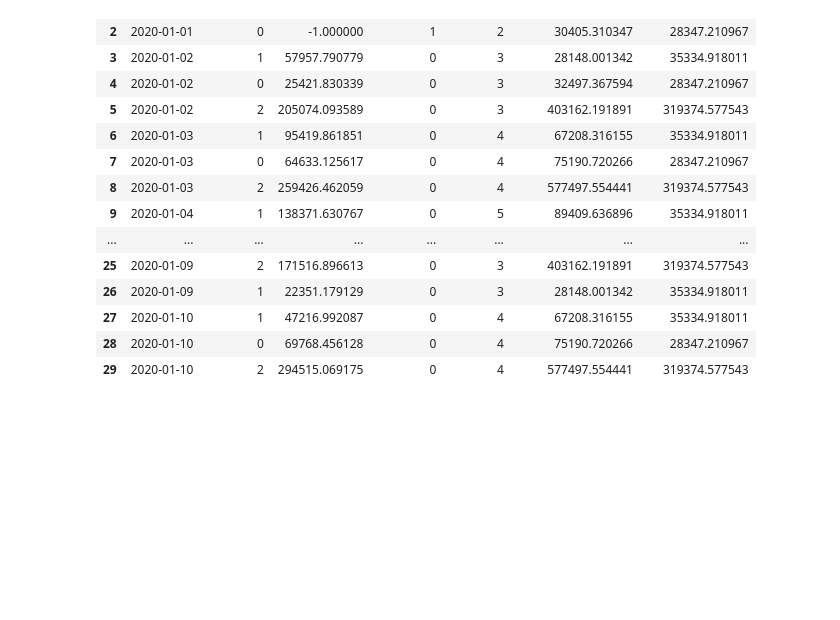
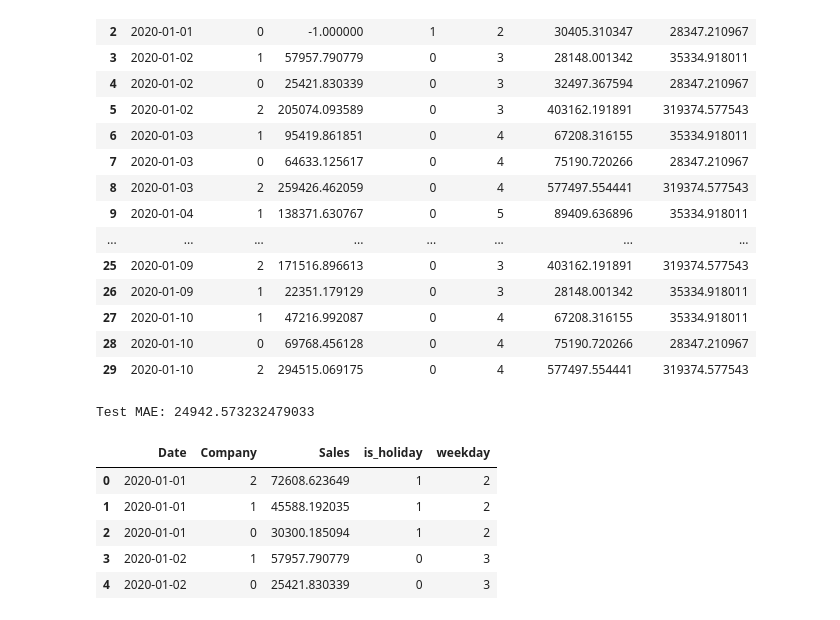
Before and after one commit to aluxf/ml-sales-forecasting, a Jupyter notebook: notebooks/preprocessing.ipynb, the cells around one changed output. Drawn from its saved outputs; the diff is of its cells as text; code cells hidden in the pictures; blank space fills up the shorter version.

Commit message:
Generate predicted sales using RandomForestRegression

```diff
--- a/notebooks/preprocessing.ipynb
+++ b/notebooks/preprocessing.ipynb
@@ -201,3 +203,55 @@ new_df.head(30)
 | 27 | 2020-01-10 | 1 | 47216.992087 | 0 | 4 | 67208.316155 | 35334.918011 |
 | 28 | 2020-01-10 | 0 | 69768.456128 | 0 | 4 | 75190.720266 | 28347.210967 |
 | 29 | 2020-01-10 | 2 | 294515.069175 | 0 | 4 | 577497.554441 | 319374.577543 |
+# %%
+'Model-based imputation missing data'
+from sklearn.metrics import mean_absolute_error
+from sklearn.ensemble import RandomForestRegressor
+from sklearn.model_selection import train_test_split
+
+base_data = pd.read_csv("../csv/processed/train_base.csv")
+
+
+def predict_sales_rft(df):
+
+    if df['Date'].dtype != int:
+        # Convert the Date column to numerical values
+        df['Date'] = pd.to_datetime(df['Date']).astype(int)
+
+    missing_data = df[df['Sales'] == -1].copy()
+    data = df[df['Sales'] != -1]
+
+    X = data[['Date', 'Company', 'is_holiday', 'weekday']]
+    y = data['Sales']
+
+    X_train, X_test, y_train, y_test = train_test_split(X, y, test_size=0.2, random_state=42)
+
+    model = RandomForestRegressor(random_state=42)
+    model.fit(X_train, y_train)
+
+    missing_vals = missing_data.drop(['Sales'], axis=1)
+    y_pred = model.predict(missing_vals)
+
+    df.loc[df['Sales'] == -1, 'Sales'] = y_pred
+
+    # Test the model
+    y_test_pred = model.predict(X_test)
+    test_mae = mean_absolute_error(y_test, y_test_pred)
+    print('Test MAE:', test_mae)
+
+    # Convert back to string
+    df['Date'] = pd.to_datetime(base_data['Date']).dt.strftime('%Y-%m-%d')
+
+    return df
+
+rft_df = predict_sales_rft(base_data)
+rft_df.to_csv('../csv/processed/predicted_sales_rft.csv', index=False)
+rft_df.head()
+# %% [output]
+Test MAE: 24942.573232479033
+|  | Date | Company | Sales | is_holiday | weekday |
+| 0 | 2020-01-01 | 2 | 72608.623649 | 1 | 2 |
+| 1 | 2020-01-01 | 1 | 45588.192035 | 1 | 2 |
+| 2 | 2020-01-01 | 0 | 30300.185094 | 1 | 2 |
+| 3 | 2020-01-02 | 1 | 57957.790779 | 0 | 3 |
+| 4 | 2020-01-02 | 0 | 25421.830339 | 0 | 3 |
```
Also changed, not shown: parts of 1 cell of this notebook, 1 other file.
